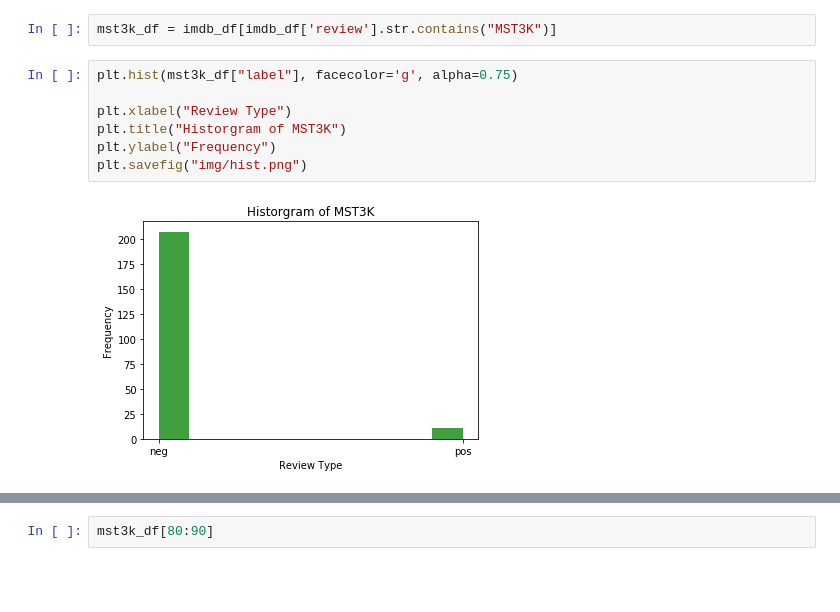
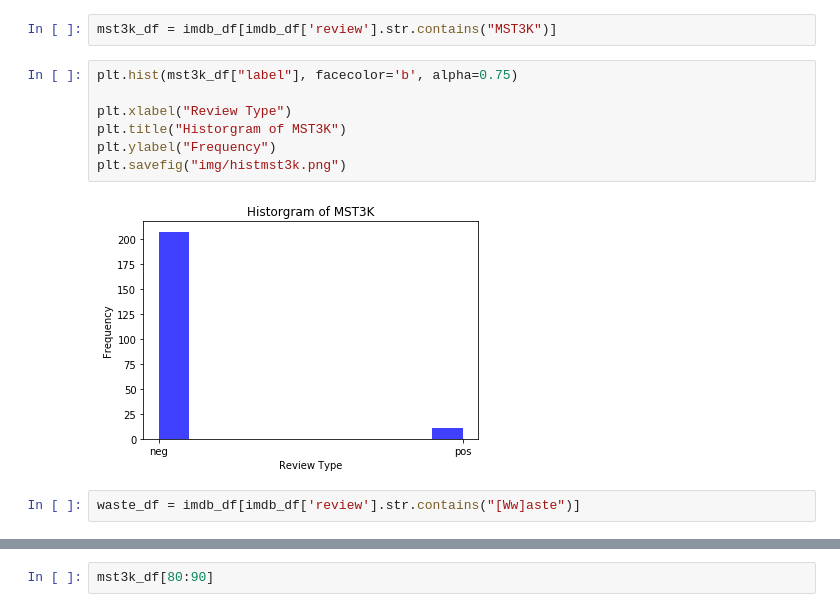
Before and after one commit to MrThomasPin/what-is-mst3k, a Jupyter notebook: imdb_mst3k.ipynb, the cells around one changed output, grey strips where cells are left out. Drawn from its saved outputs; the diff is of its cells as text; blank space fills up the shorter version.

Commit message:
add waste hist

```diff
--- a/imdb_mst3k.ipynb
+++ b/imdb_mst3k.ipynb
@@ -110,11 +110,13 @@ Validation Error: 0.12919999999999998
 # %%
 mst3k_df = imdb_df[imdb_df['review'].str.contains("MST3K")]
 # %%
-plt.hist(mst3k_df["label"], facecolor='g', alpha=0.75)
+plt.hist(mst3k_df["label"], facecolor='b', alpha=0.75)
 
 plt.xlabel("Review Type")
 plt.title("Historgram of MST3K")
 plt.ylabel("Frequency")
-plt.savefig("img/hist.png")
+plt.savefig("img/histmst3k.png")
 # %% [output]
-[figure, old version]
+[figure, new version]
+# %%
+waste_df = imdb_df[imdb_df['review'].str.contains("[Ww]aste")]
```
Also changed, not shown: parts of 3 cells of this notebook, 11 other files.
